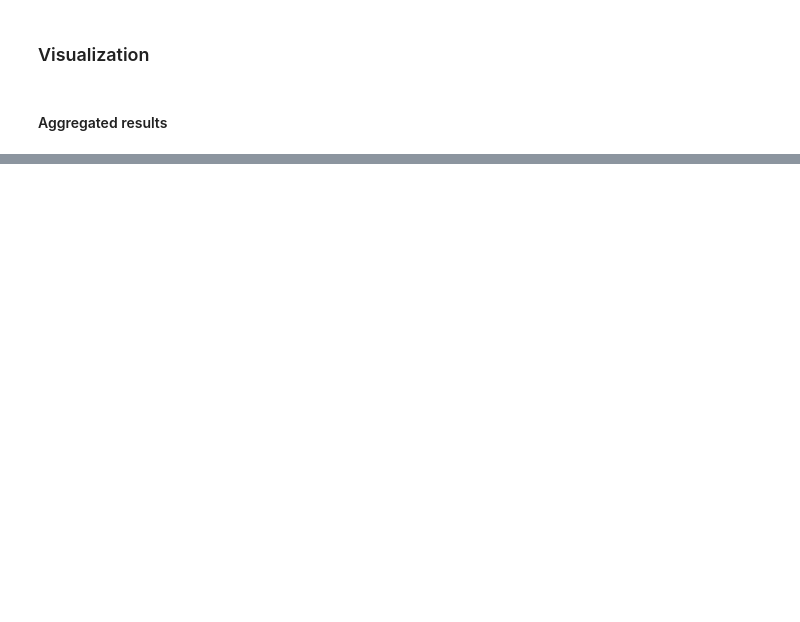
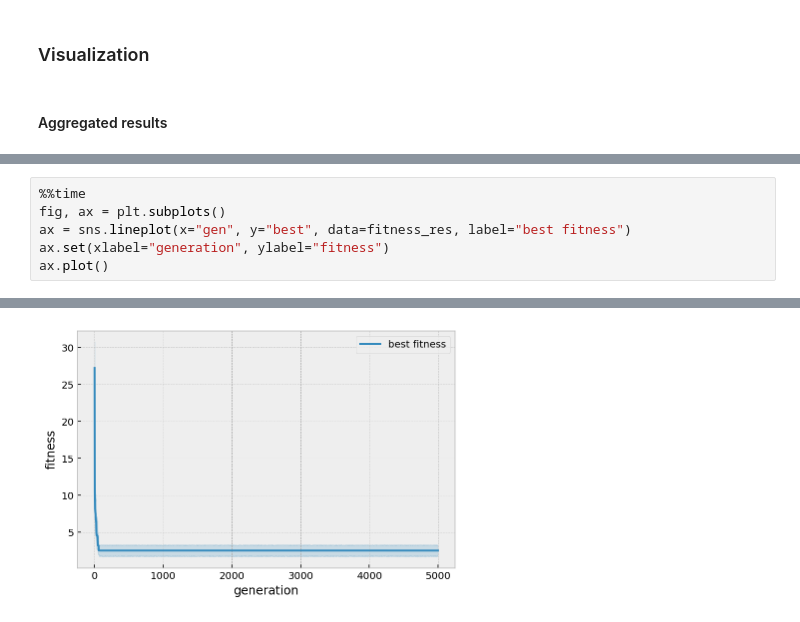
Before and after one commit to EloyRD/ThesisExp, a Jupyter notebook: EA_C_01_OneParameterSet.ipynb, the cells around one changed output, grey strips where cells are left out. Drawn from its saved outputs; the diff is of its cells as text; blank space fills up the shorter version.

```diff
--- a/EA_C_01_OneParameterSet.ipynb
+++ b/EA_C_01_OneParameterSet.ipynb
@@ -648,0 +397,7 @@ Wall time: 50.6 s
+# %%
+%%time
+fig, ax = plt.subplots()
+ax = sns.lineplot(x="gen", y="best", data=fitness_res, label="best fitness")
+ax.set(xlabel="generation", ylabel="fitness")
+ax.plot()
+# %% [output]
@@ -648,0 +405 @@ Wall time: 50.6 s
+[figure, added]
```
Also changed, not shown: parts of 37 cells of this notebook, 43 other files.
